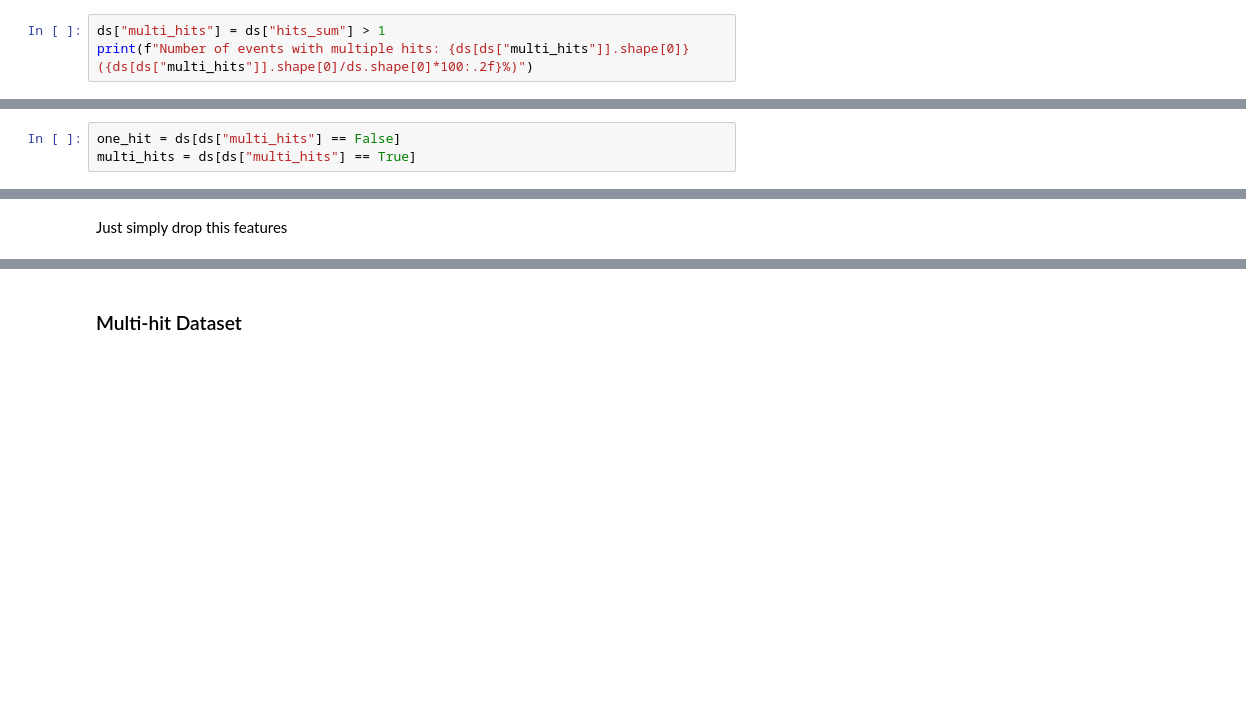
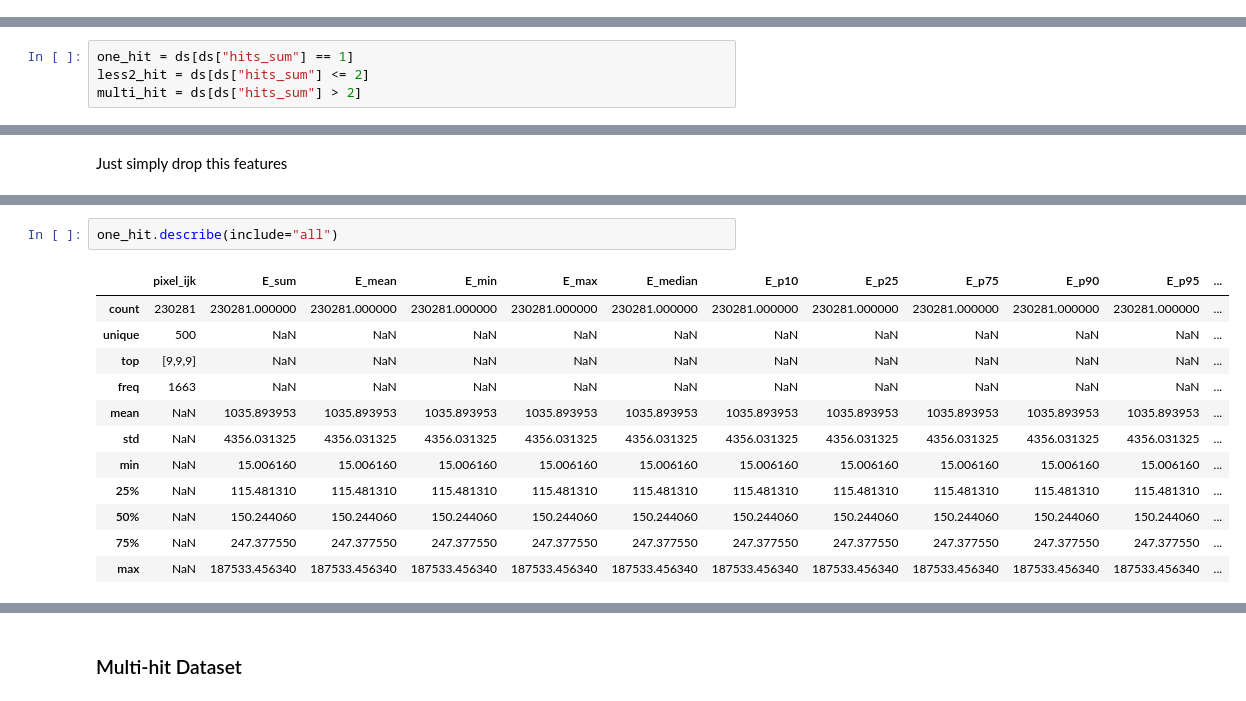
Before and after one commit to Torna99/INAF-Internship, a Jupyter notebook: notebooks/FeatureEngineering_DataCleaning.ipynb, the cells around one changed output, grey strips where cells are left out. Saved outputs shown, nothing was run; the diff lists cells and outputs as text; blank space fills up the shorter version.

```diff
--- a/notebooks/FeatureEngineering_DataCleaning.ipynb
+++ b/notebooks/FeatureEngineering_DataCleaning.ipynb
@@ -248,6 +374,3 @@ Two possible approach:
 - divide two the dataset in two sub-datasets
 
 NaN values must be handled!
-# %%
-ds["multi_hits"] = ds["hits_sum"] > 1
-print(f"Number of events with multiple hits: {ds[ds["multi_hits"]].shape[0]} ({ds[ds["multi_hits"]].shape[0]/ds.shape[0]*100:.2f}%)")
@@ -256,4 +377,5 @@ Number of events with multiple hits: 93776 (28.94%)
 # %%
-one_hit = ds[ds["multi_hits"] == False]
-multi_hits = ds[ds["multi_hits"] == True]
+one_hit = ds[ds["hits_sum"] == 1]
+less2_hit = ds[ds["hits_sum"] <= 2]
+multi_hit = ds[ds["hits_sum"] > 2]
 # %% [markdown]
@@ -296,0 +453,15 @@ NaN values in one hit dataset after dropping NaN values: 0
+# %%
+one_hit.describe(include="all")
+# %% [output]
+|  | pixel_ijk | E_sum | E_mean | E_min | E_max | E_median | E_p10 | E_p25 | E_p75 | E_p90 | E_p95 | ... |
+| count | 230281 | 230281.000000 | 230281.000000 | 230281.000000 | 230281.000000 | 230281.000000 | 230281.000000 | 230281.000000 | 230281.000000 | 230281.000000 | 230281.000000 | ... |
+| unique | 500 | NaN | NaN | NaN | NaN | NaN | NaN | NaN | NaN | NaN | NaN | ... |
+| top | [9,9,9] | NaN | NaN | NaN | NaN | NaN | NaN | NaN | NaN | NaN | NaN | ... |
+| freq | 1663 | NaN | NaN | NaN | NaN | NaN | NaN | NaN | NaN | NaN | NaN | ... |
+| mean | NaN | 1035.893953 | 1035.893953 | 1035.893953 | 1035.893953 | 1035.893953 | 1035.893953 | 1035.893953 | 1035.893953 | 1035.893953 | 1035.893953 | ... |
+| std | NaN | 4356.031325 | 4356.031325 | 4356.031325 | 4356.031325 | 4356.031325 | 4356.031325 | 4356.031325 | 4356.031325 | 4356.031325 | 4356.031325 | ... |
+| min | NaN | 15.006160 | 15.006160 | 15.006160 | 15.006160 | 15.006160 | 15.006160 | 15.006160 | 15.006160 | 15.006160 | 15.006160 | ... |
+| 25% | NaN | 115.481310 | 115.481310 | 115.481310 | 115.481310 | 115.481310 | 115.481310 | 115.481310 | 115.481310 | 115.481310 | 115.481310 | ... |
+| 50% | NaN | 150.244060 | 150.244060 | 150.244060 | 150.244060 | 150.244060 | 150.244060 | 150.244060 | 150.244060 | 150.244060 | 150.244060 | ... |
+| 75% | NaN | 247.377550 | 247.377550 | 247.377550 | 247.377550 | 247.377550 | 247.377550 | 247.377550 | 247.377550 | 247.377550 | 247.377550 | ... |
+| max | NaN | 187533.456340 | 187533.456340 | 187533.456340 | 187533.456340 | 187533.456340 | 187533.456340 | 187533.456340 | 187533.456340 | 187533.456340 | 187533.456340 | ... |
```
Also changed, not shown: parts of 36 cells of this notebook, 2 other files.
